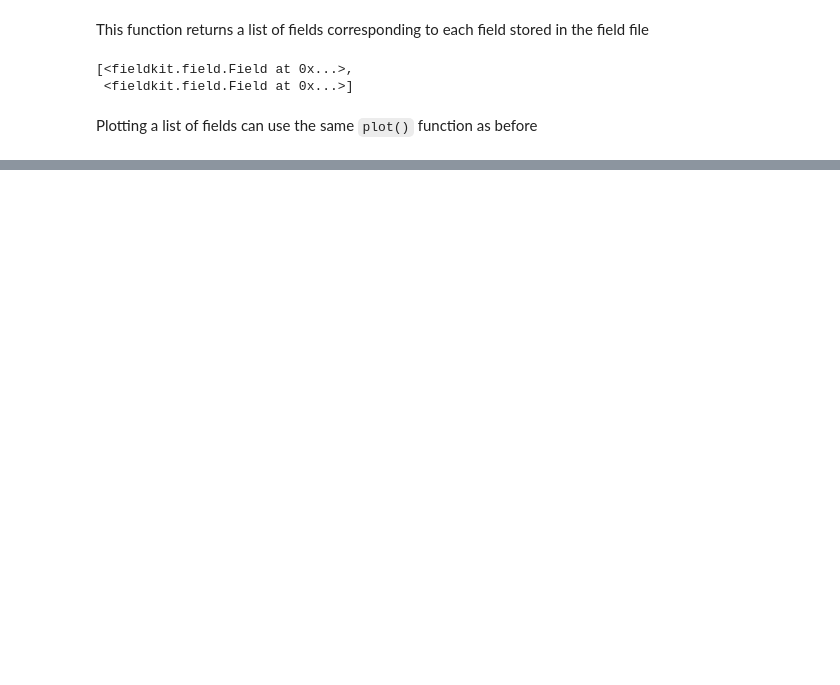
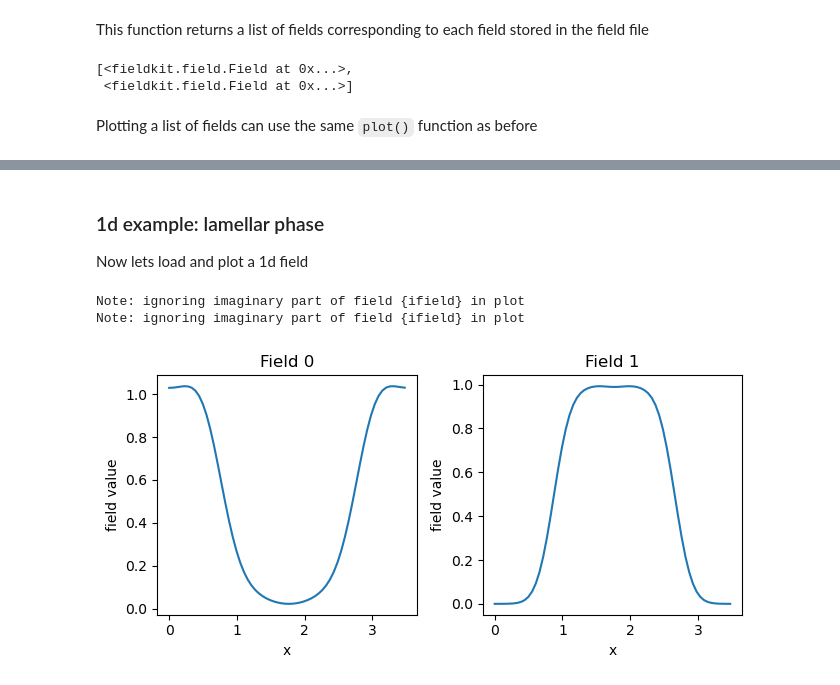
Before and after one commit to LequieuLab/fieldkit, a Jupyter notebook: docs/source/tutorials/01_fieldkit_and_openfts.ipynb, the cells around one changed output, grey strips where cells are left out. Drawn from its saved outputs; the diff is of its cells as text; code cells hidden in the pictures; blank space fills up the shorter version.

```diff
--- a/docs/source/tutorials/01_fieldkit_and_openfts.ipynb
+++ b/docs/source/tutorials/01_fieldkit_and_openfts.ipynb
@@ -56,0 +81,11 @@ fk.plot(fields)
+# %% [markdown]
+### 1d example: lamellar phase
+
+Now lets load and plot a 1d field
+# %%
+fields = fk.read_from_file('density_1d_LAM.dat')
+fk.plot(fields)
+# %% [output]
+Note: ignoring imaginary part of field {ifield} in plot
+Note: ignoring imaginary part of field {ifield} in plot
+[figure, added]
```
Also changed, not shown: parts of 11 cells of this notebook, 38 other files.
